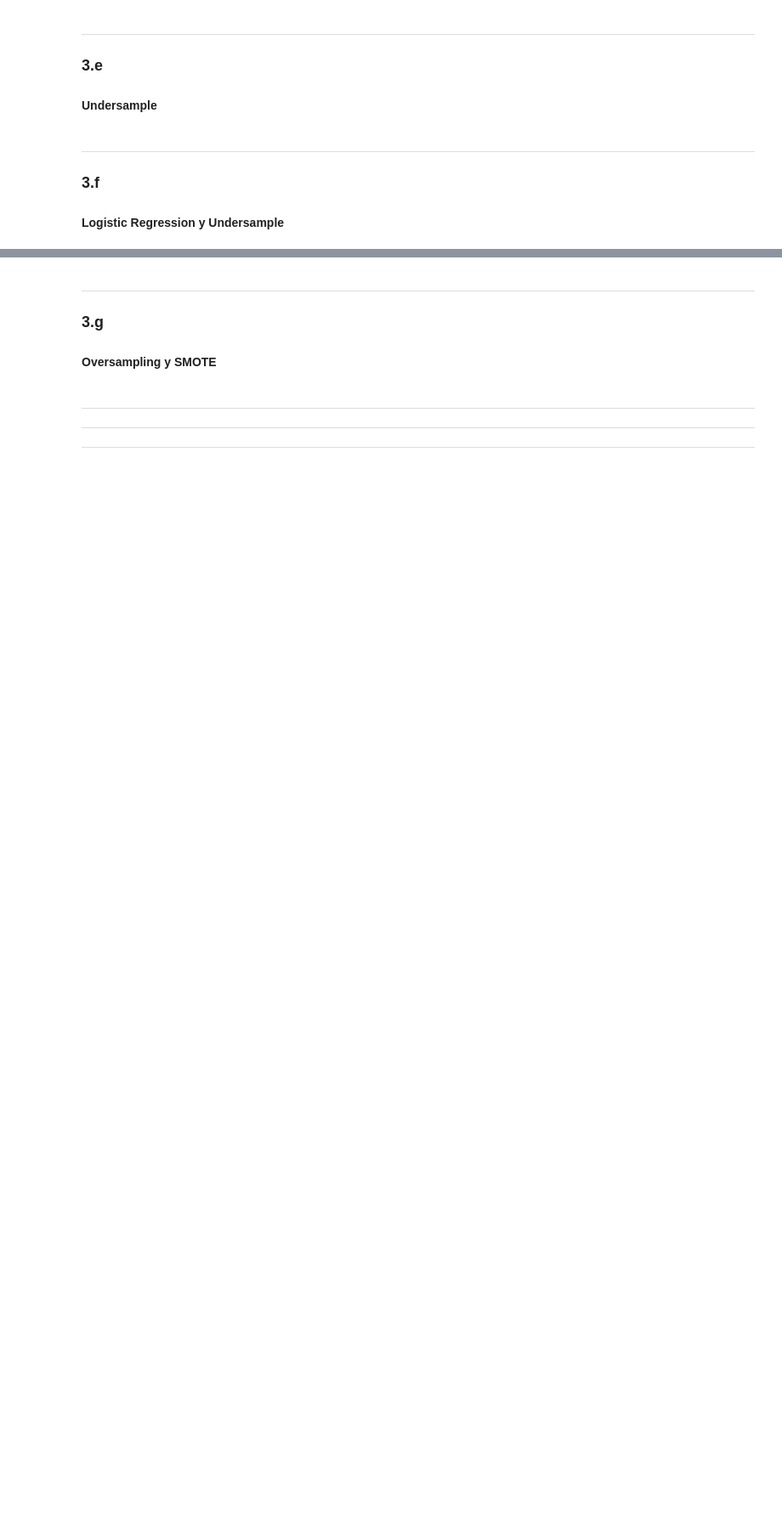
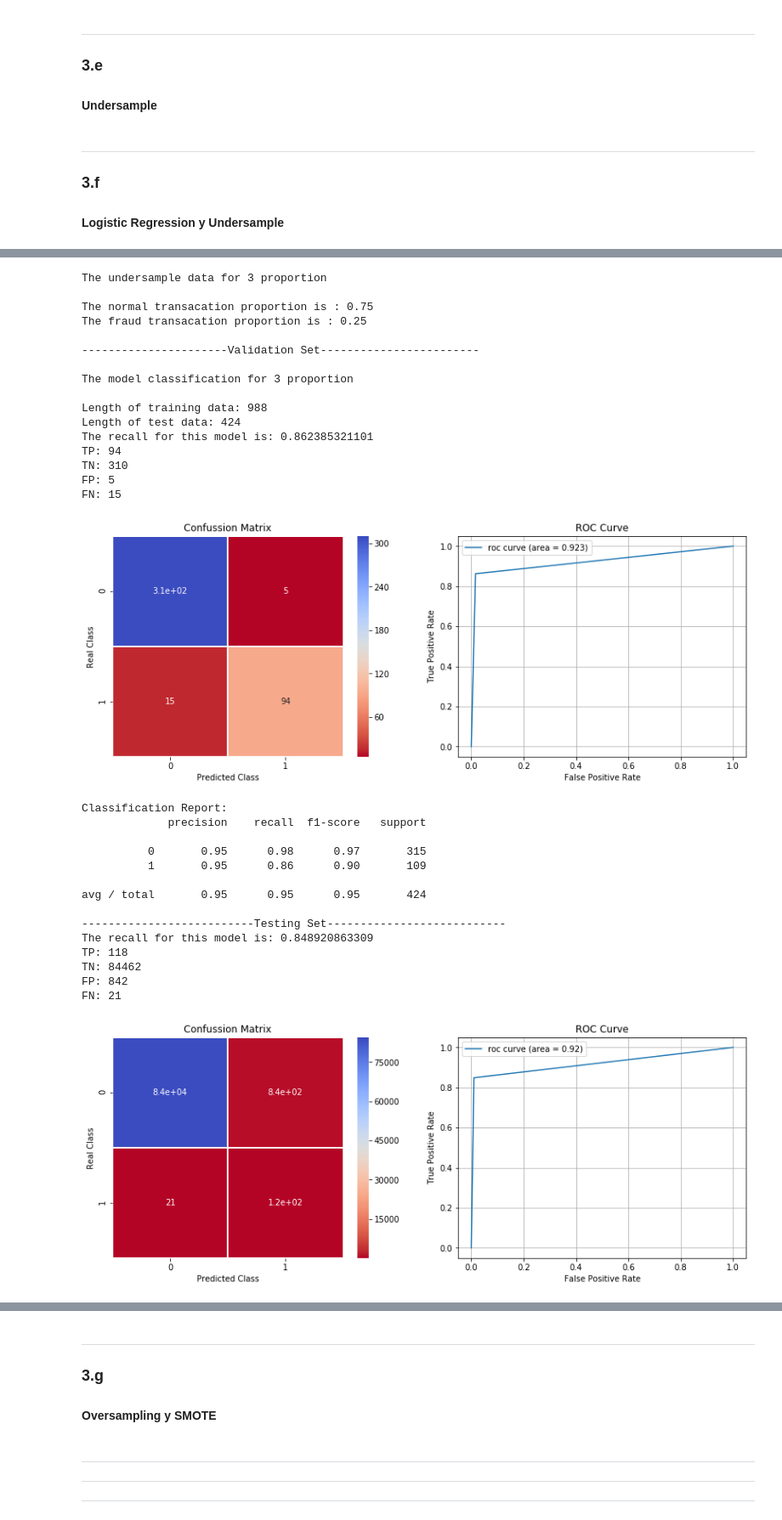
Before and after one commit to vlizanae/INF393, a Jupyter notebook: tarea-2/tarea-2.ipynb, the cells around one changed output, grey strips where cells are left out. Shown at 85% size. Saved outputs shown, nothing was run; the diff lists cells and outputs as text; code cells hidden in the pictures; blank space fills up the shorter version.

```diff
--- a/tarea-2/tarea-2.ipynb
+++ b/tarea-2/tarea-2.ipynb
@@ -1068,0 +1144,35 @@ avg / total       1.00      0.99      0.99     85443
+# %%
+analize_proportion(3, x_tr, x_ts, y_tr, y_ts)
+# %% [output]
+The undersample data for 3 proportion
+
+The normal transacation proportion is : 0.75
+The fraud transacation proportion is : 0.25
+
+----------------------Validation Set------------------------
+
+The model classification for 3 proportion
+
+Length of training data: 988
+Length of test data: 424
+The recall for this model is: 0.862385321101
+TP: 94
+TN: 310
+FP: 5
+FN: 15
+[figure, added]
+Classification Report:
+             precision    recall  f1-score   support
+
+          0       0.95      0.98      0.97       315
+          1       0.95      0.86      0.90       109
+
+avg / total       0.95      0.95      0.95       424
+
+--------------------------Testing Set---------------------------
+The recall for this model is: 0.848920863309
+TP: 118
+TN: 84462
+FP: 842
+FN: 21
+[figure, added]
```
Also changed, not shown: parts of 24 cells of this notebook, 1 other file.
